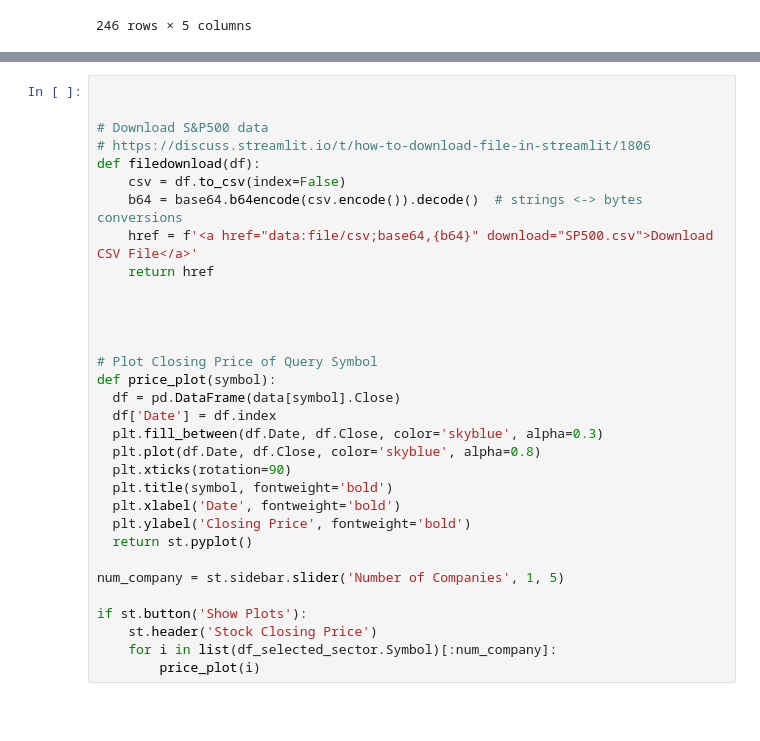
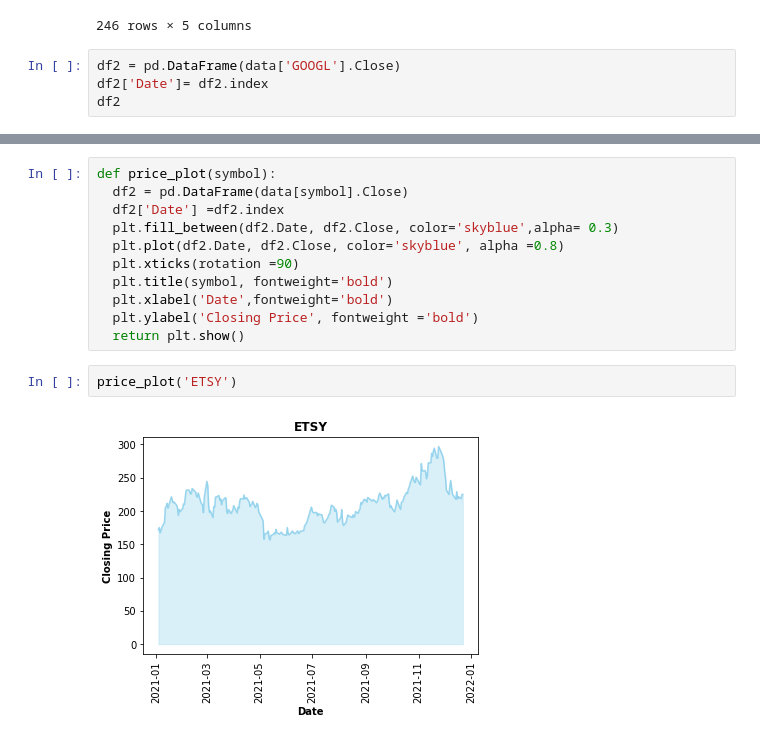
Before and after one commit to InspectorData/DataScienceApps_practice, a Jupyter notebook: EDA-SandP500.ipynb, the cells around one changed output, grey strips where cells are left out. Saved outputs shown, nothing was run; the diff lists cells and outputs as text; blank space fills up the shorter version.

```diff
--- a/EDA-SandP500.ipynb
+++ b/EDA-SandP500.ipynb
@@ -279,3 +275,7 @@ data['GOOG']
 | 2021-12-21 | 2863.000000 | 2893.841064 | 2834.699951 | 2884.409912 | 977400 |
 | 2021-12-22 | 2882.000000 | 2946.000000 | 2879.260010 | 2938.979980 | 917501 |
 246 rows × 5 columns
+# %%
+df2 = pd.DataFrame(data['GOOGL'].Close)
+df2['Date']= df2.index
+df2
@@ -282,32 +306,15 @@ data['GOOG']
 # %%
-
-
-# Download S&P500 data
-# https://discuss.streamlit.io/t/how-to-download-file-in-streamlit/1806
-def filedownload(df):
-    csv = df.to_csv(index=False)
-    b64 = base64.b64encode(csv.encode()).decode()  # strings <-> bytes conversions
-    href = f'<a href="data:file/csv;base64,{b64}" download="SP500.csv">Download CSV File</a>'
-    return href
-
-
-
-
-# Plot Closing Price of Query Symbol
 def price_plot(symbol):
-  df = pd.DataFrame(data[symbol].Close)
-  df['Date'] = df.index
-  plt.fill_between(df.Date, df.Close, color='skyblue', alpha=0.3)
-  plt.plot(df.Date, df.Close, color='skyblue', alpha=0.8)
-  plt.xticks(rotation=90)
+  df2 = pd.DataFrame(data[symbol].Close)
+  df2['Date'] =df2.index
+  plt.fill_between(df2.Date, df2.Close, color='skyblue',alpha= 0.3)
+  plt.plot(df2.Date, df2.Close, color='skyblue', alpha =0.8)
+  plt.xticks(rotation =90)
   plt.title(symbol, fontweight='bold')
-  plt.xlabel('Date', fontweight='bold')
-  plt.ylabel('Closing Price', fontweight='bold')
-  return st.pyplot()
-
-num_company = st.sidebar.slider('Number of Companies', 1, 5)
-
-if st.button('Show Plots'):
-    st.header('Stock Closing Price')
-    for i in list(df_selected_sector.Symbol)[:num_company]:
-        price_plot(i)
+  plt.xlabel('Date',fontweight='bold')
+  plt.ylabel('Closing Price', fontweight ='bold')
+  return plt.show()
+# %%
+price_plot('ETSY')
+# %% [output]
+[figure, added]
```
Also changed, not shown: parts of 7 cells of this notebook.
